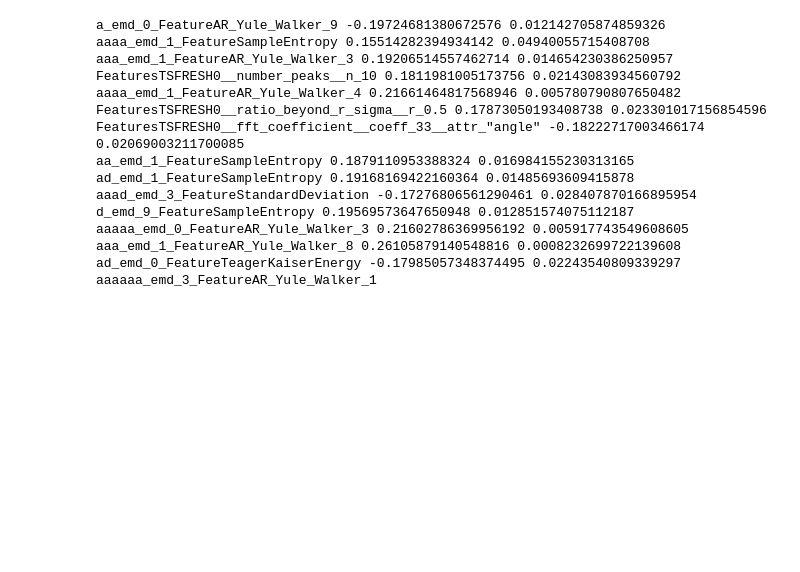
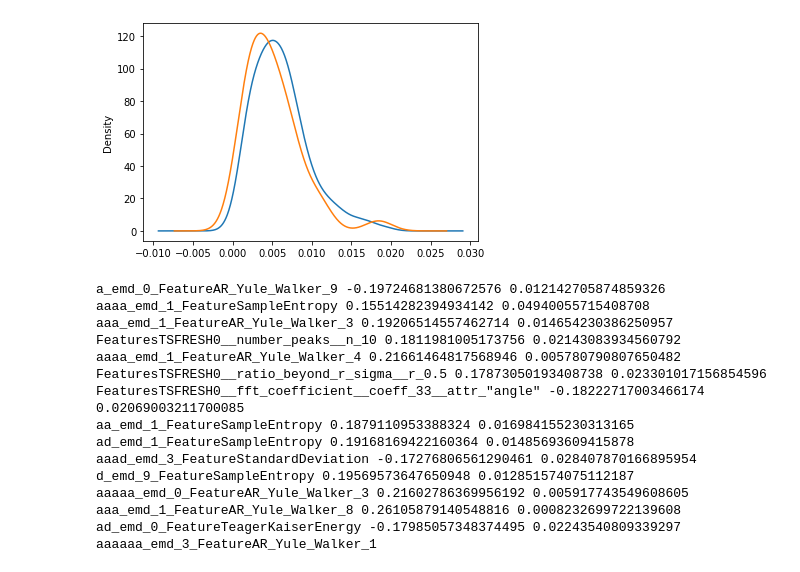
Before and after one commit to GillesVandewiele/EHG-Oversampling, a Jupyter notebook: Feature Analysis.ipynb, the cells around one changed output. Drawn from its saved outputs; the diff is of its cells as text; code cells hidden in the pictures; blank space fills up the shorter version.

```diff
--- a/Feature Analysis.ipynb
+++ b/Feature Analysis.ipynb
@@ -31,3 +248,10 @@ features['TimeToBirth'] = features['Gestation'] - features['Rectime']
+# %%
+f, ax = plt.subplots()
+channel_features[channel_features['Term']]['aad_emd_1_FeatureInterquartileRange'].plot(kind='kde', ax=ax)
+channel_features[~channel_features['Term']]['aad_emd_1_FeatureInterquartileRange'].plot(kind='kde', ax=ax)
+plt.show()
+# %% [output]
+[figure, added]
 # %%
 early = features[features['Rectime'] <= 26]
 late = features[features['Rectime'] >= 26]
```
Also changed, not shown: parts of 14 cells of this notebook, 1 other file.
